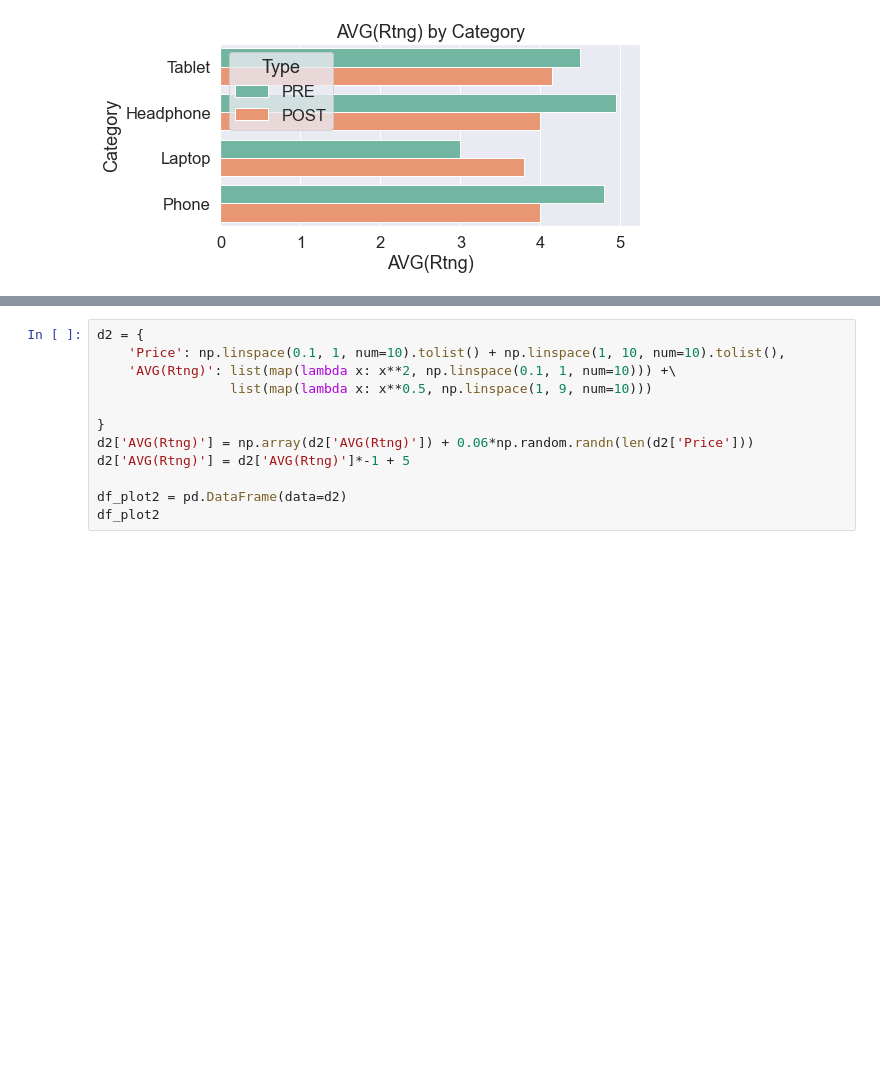
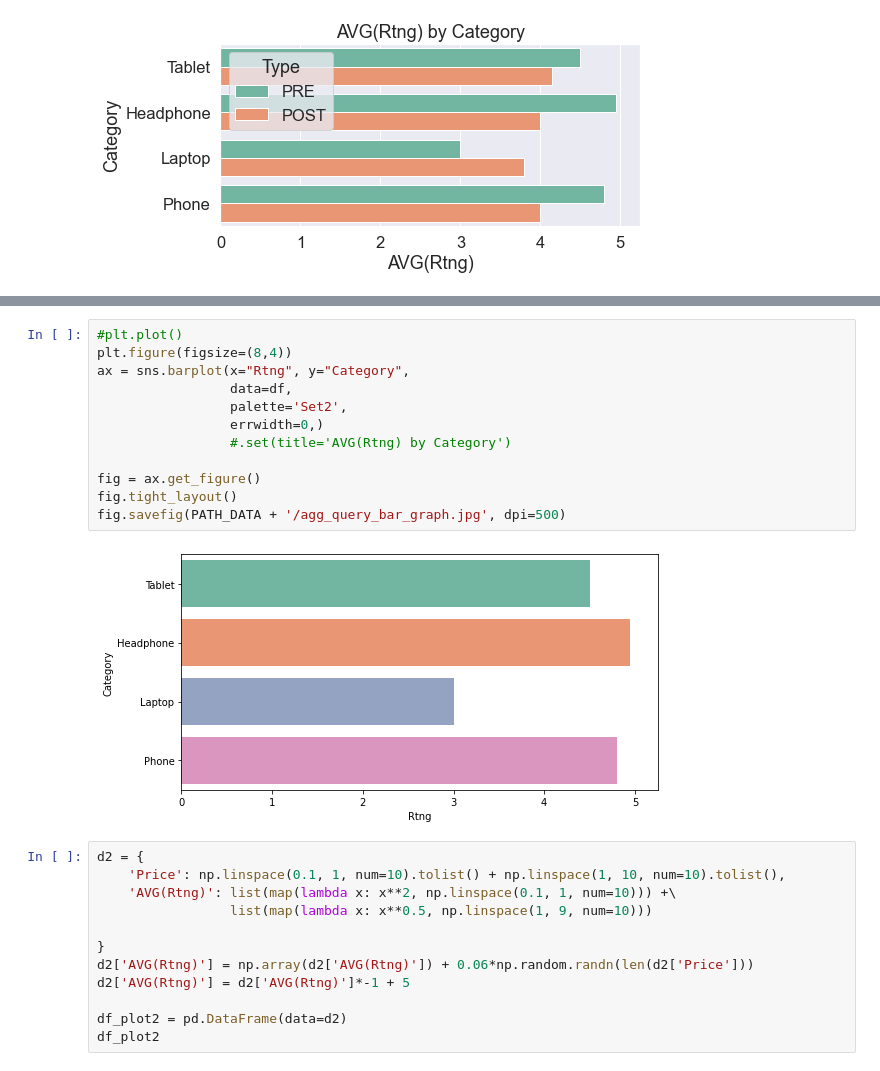
Before and after one commit to Hyper-demo/Hyper-demo.github.io, a Jupyter notebook: plots.ipynb, the cells around one changed output, grey strips where cells are left out. Saved outputs shown, nothing was run; the diff lists cells and outputs as text; blank space fills up the shorter version.

```diff
--- a/plots.ipynb
+++ b/plots.ipynb
@@ -137,3 +155,17 @@ plt.draw()
+# %%
+#plt.plot()
+plt.figure(figsize=(8,4))
+ax = sns.barplot(x="Rtng", y="Category",
+                 data=df,
+                 palette='Set2',
+                 errwidth=0,)
+                 #.set(title='AVG(Rtng) by Category')
+
+fig = ax.get_figure()
+fig.tight_layout()
+fig.savefig(PATH_DATA + '/agg_query_bar_graph.jpg', dpi=500)
+# %% [output]
+[figure, added]
 # %%
 d2 = {
     'Price': np.linspace(0.1, 1, num=10).tolist() + np.linspace(1, 10, num=10).tolist(),
```
Also changed, not shown: parts of 3 cells of this notebook, 3 other files.
